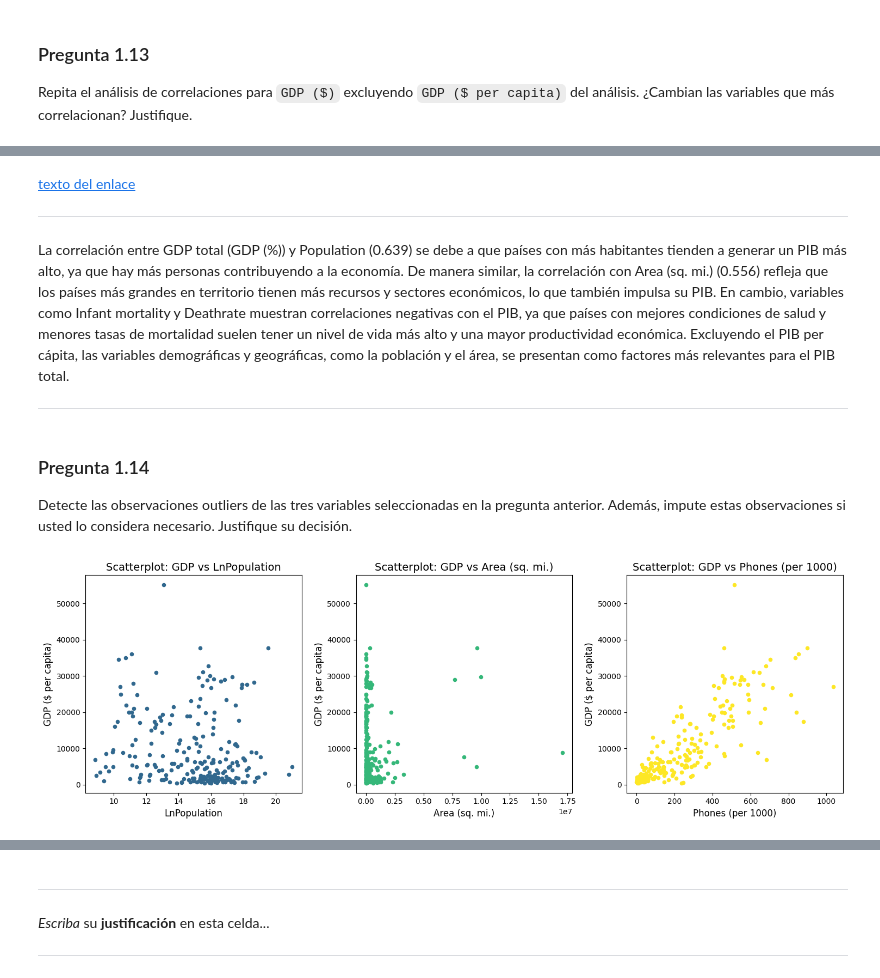
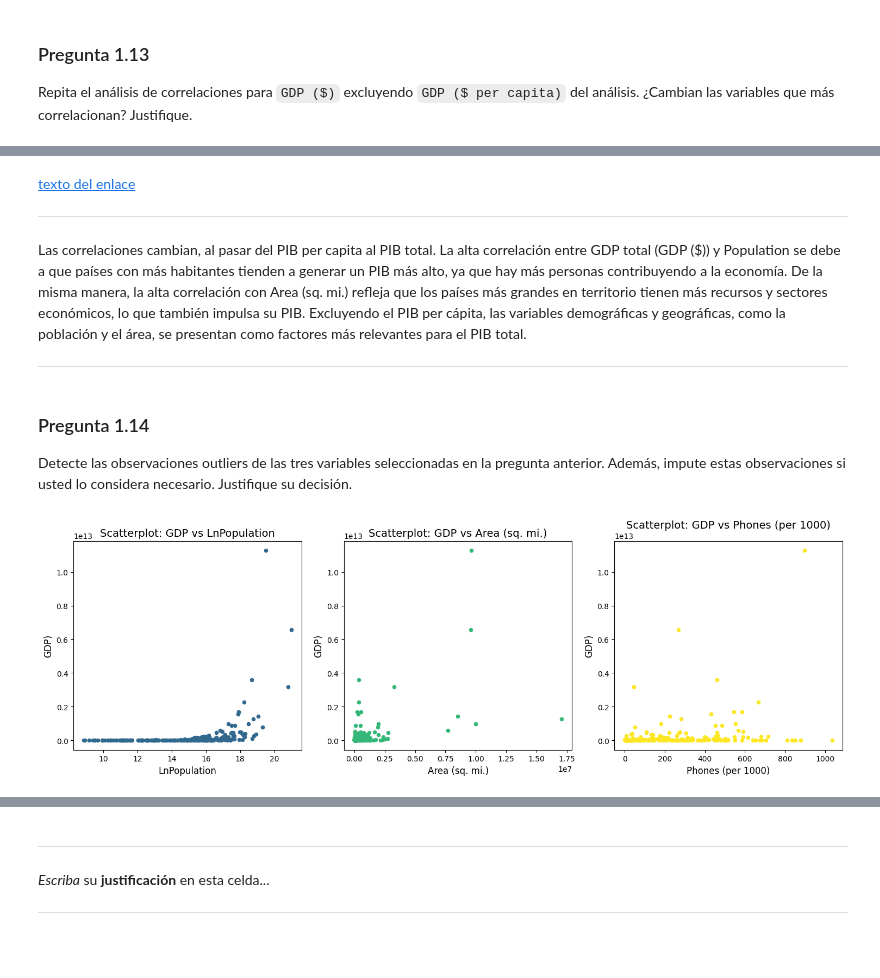
Before and after one commit to MichaelGalazz/Tarea-1-ML, a Jupyter notebook: Tarea_1 (3).ipynb, the cells around one changed output, grey strips where cells are left out. Drawn from its saved outputs; the diff is of its cells as text; code cells hidden in the pictures; blank space fills up the shorter version.

```diff
--- a/Tarea_1 (3).ipynb
+++ b/Tarea_1 (3).ipynb
@@ -564,9 +601,3 @@ Analizar la correlación entre las variables es fundamental para entender cómo
 Realice tres _scatterplots_ (uno por variable) de las tres variables con la mayor correlación con la variable objetivo.
 
 Utilizando los parámetros de la función con la que hizo los _scatterplots_, coloque un título a cada gráfico y agregue colores a los _data points_ del _scatterplot_- Use colores diferentes por cada gráfico.
-# %%
-# Graficaremos scatterplots
-var = ['Phones (per 1000)', 'Birthrate', 'Infant mortality (per 1000 births)']
-
-for variable in var:
-  df.plot.scatter(x=variable, y="GDP ($ per capita)")
@@ -595,7 +622,7 @@ plt.show()
 
 Cree una nueva columna `GDP (%)` que represente el GDP total de cada pais (no per capita) y agreguela al dataframe.
 # %%
-df['GDP (%)'] = df['GDP ($ per capita)'] * df['Population']
+df['GDP ($)'] = df['GDP ($ per capita)'] * df['Population']
 df.head()
 # %% [output]
 |  | date | Country | Region | Population | Area (sq. mi.) | Pop. Density (per sq. mi.) | Coastline (coast/area ratio) | ... |
@@ -657,7 +686,7 @@ Name: GDP (%), dtype: float64
 
 ---
 
-La correlación entre GDP total (GDP (%)) y Population (0.639) se debe a que países con más habitantes tienden a generar un PIB más alto, ya que hay más personas contribuyendo a la economía. De manera similar, la correlación con Area (sq. mi.) (0.556) refleja que los países más grandes en territorio tienen más recursos y sectores económicos, lo que también impulsa su PIB. En cambio, variables como Infant mortality y Deathrate muestran correlaciones negativas con el PIB, ya que países con mejores condiciones de salud y menores tasas de mortalidad suelen tener un nivel de vida más alto y una mayor productividad económica. Excluyendo el PIB per cápita, las variables demográficas y geográficas, como la población y el área, se presentan como factores más relevantes para el PIB total.
+Las correlaciones cambian, al pasar del PIB per capita al PIB total. La alta  correlación entre GDP total (GDP ($)) y Population se debe a que países con más habitantes tienden a generar un PIB más alto, ya que hay más personas contribuyendo a la economía. De la misma manera, la alta correlación con Area (sq. mi.)  refleja que los países más grandes en territorio tienen más recursos y sectores económicos, lo que también impulsa su PIB. Excluyendo el PIB per cápita, las variables demográficas y geográficas, como la población y el área, se presentan como factores más relevantes para el PIB total.
 
 ---
 # %% [markdown]
@@ -667,16 +696,16 @@ Detecte las observaciones outliers de las tres variables seleccionadas en la pre
 # %%
 var = ['LnPopulation', 'Area (sq. mi.)', 'Phones (per 1000)']
 
 plt.figure(figsize=(15, 5))
 
 for i, variable in enumerate(var, 1):
     plt.subplot(1, 3, i)
-    df.plot.scatter(x=variable, y="GDP ($ per capita)", ax=plt.gca(), color=plt.cm.viridis(i / len(var)))
+    df.plot.scatter(x=variable, y="GDP ($)", ax=plt.gca(), color=plt.cm.viridis(i / len(var)))
     plt.title(f'Scatterplot: GDP vs {variable}', fontsize=14)
     plt.xlabel(variable, fontsize=12)
-    plt.ylabel('GDP ($ per capita)', fontsize=12)
+    plt.ylabel('GDP)', fontsize=12)
 
 plt.tight_layout()
 plt.show()
 # %% [output]
-[figure, old version]
+[figure, new version]
```
Also changed, not shown: parts of 13 cells of this notebook.
